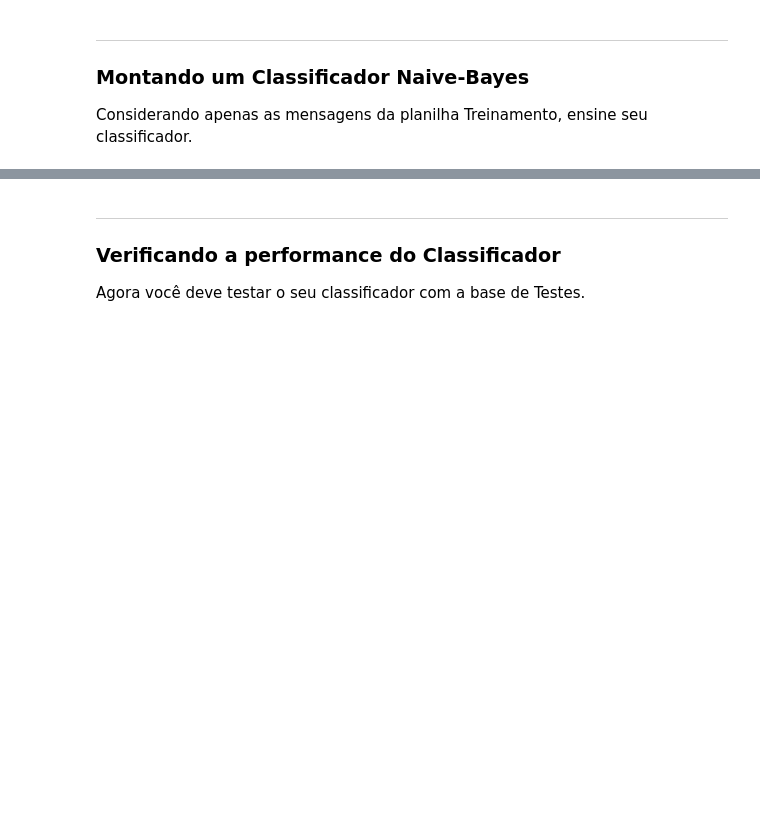
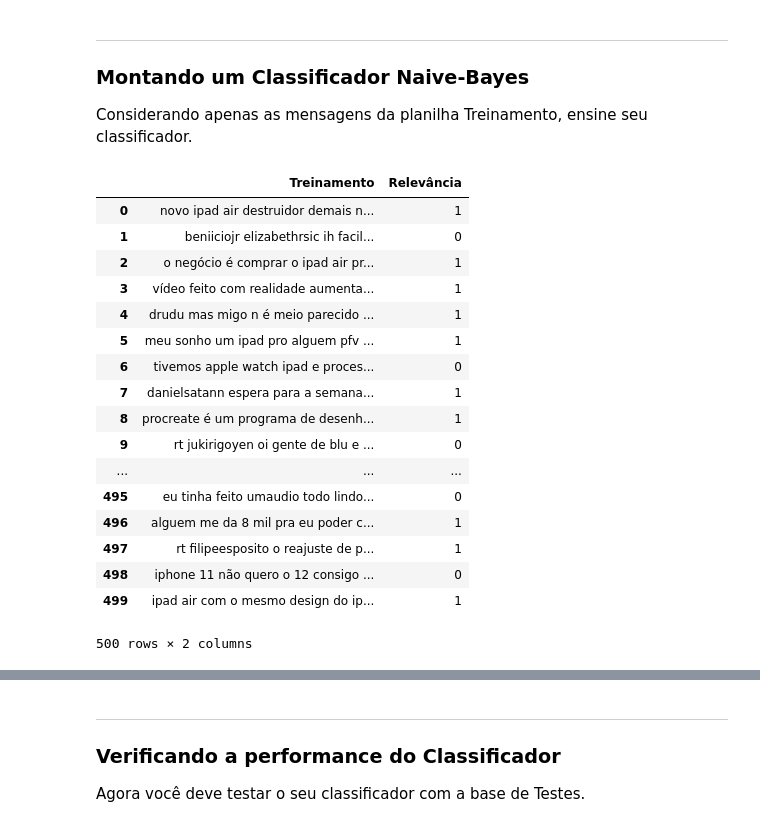
Before and after one commit to fmferraro/Projeto_1_CDados, a Jupyter notebook: Projeto1_Classificador_layout.ipynb, the cells around one changed output, grey strips where cells are left out. Drawn from its saved outputs; the diff is of its cells as text; code cells hidden in the pictures; blank space fills up the shorter version.

```diff
--- a/Projeto1_Classificador_layout.ipynb
+++ b/Projeto1_Classificador_layout.ipynb
@@ -20,7 +20,7 @@ import os
 # %%
 import os
 
-filename = 'COLOQUENOMEAQUI.xlxs'
+filename = 'iPad Pro.xlsx'
 if filename in os.listdir():
     print(f'Encontrei o arquivo {filename}, tudo certo para prosseguir com a prova!')
 else:
@@ -45,3 +62,40 @@ ___
 ### Montando um Classificador Naive-Bayes
 
 Considerando apenas as mensagens da planilha Treinamento, ensine  seu classificador.
+# %%
+import re
+
+
+def cleanup(text):
+    """
+        Função de limpeza muito simples que troca alguns sinais básicos por espaços
+    """
+    #import string
+    punctuation = '[!-.:?;@\n@]' # Note que os sinais [] são delimitadores de um conjunto.
+    pattern = re.compile(punctuation)
+    text_subbed = re.sub(pattern, '', text)
+    return text_subbed
+# %%
+#limpando os tweets
+train.Treinamento.astype(str)
+train.Treinamento = train.Treinamento.apply(cleanup)
+train
+# %% [output]
+|  | Treinamento | Relevância |
+| 0 | novo ipad air destruidor demais n... | 1 |
+| 1 | beniiciojr elizabethrsic ih facil... | 0 |
+| 2 | o negócio é comprar o ipad air pr... | 1 |
+| 3 | vídeo feito com realidade aumenta... | 1 |
+| 4 | drudu mas migo n é meio parecido ... | 1 |
+| 5 | meu sonho um ipad pro alguem pfv ... | 1 |
+| 6 | tivemos apple watch ipad e proces... | 0 |
+| 7 | danielsatann espera para a semana... | 1 |
+| 8 | procreate é um programa de desenh... | 1 |
+| 9 | rt jukirigoyen oi gente de blu e ... | 0 |
+| ... | ... | ... |
+| 495 | eu tinha feito umaudio todo lindo... | 0 |
+| 496 | alguem me da 8 mil pra eu poder c... | 1 |
+| 497 | rt filipeesposito o reajuste de p... | 1 |
+| 498 | iphone 11 não quero o 12 consigo ... | 0 |
+| 499 | ipad air com o mesmo design do ip... | 1 |
+500 rows × 2 columns
```
Also changed, not shown: parts of 14 cells of this notebook.
